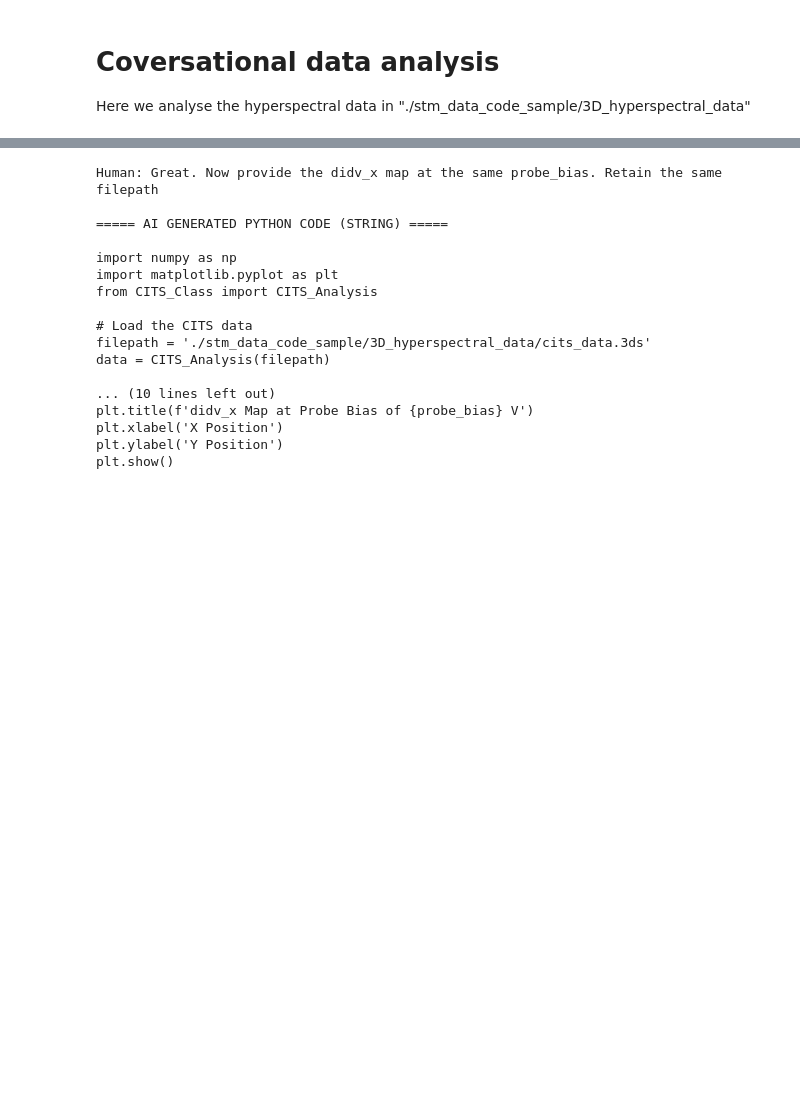
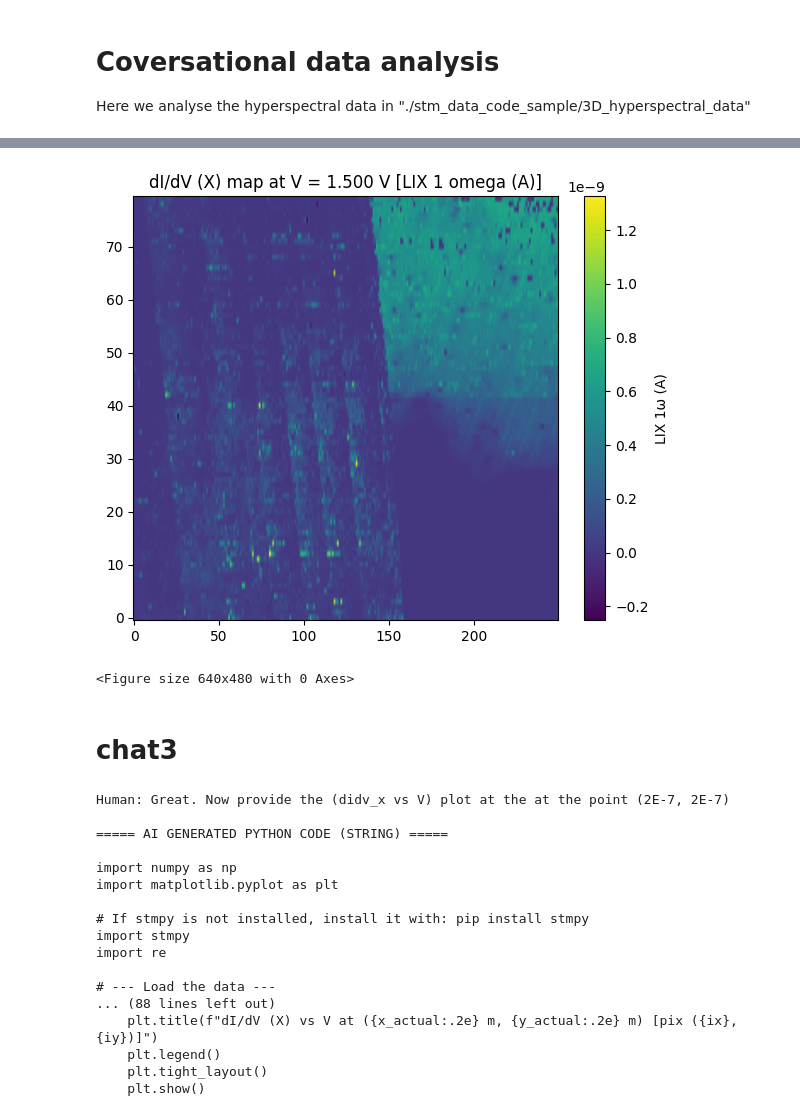
Before and after one commit to gnganesh99/RAG-for-SPM-data-analysis, a Jupyter notebook: conversational_RAG.ipynb, the cells around one changed output, grey strips where cells are left out. Drawn from its saved outputs; the diff is of its cells as text; code cells hidden in the pictures; blank space fills up the shorter version.

```diff
--- a/conversational_RAG.ipynb
+++ b/conversational_RAG.ipynb
@@ -662,0 +792,4 @@ plt.show()
+# %%
+write_generated_code_to_file(answer2, "main_rag_test.py")
+execute_code_file("main_rag_test.py")
+# %% [output]
@@ -663,25 +799,31 @@ plt.show()
+[figure, added]
+<Figure size 640x480 with 0 Axes>
+# %% [markdown]
+# chat3
 # %%
-task3 = "Great. Now provide the didv_x map at the same probe_bias. Retain the same filepath"
+
+chat_history = get_chat_history(session_theme)
+task3 = "Great. Now provide the (didv_x vs V) plot at the at the point (2E-7, 2E-7)"
 answer3 = rag_chain.invoke({"input": task3, "chat_history":chat_history})['answer']
-insert_application_logs(session_id, task3, answer3, "gpt-4o-mini")
+insert_application_logs(session_theme, task3, answer3, model)
 print(f"Human: {task3}")
 print(f"\n===== AI GENERATED PYTHON CODE (STRING) =====\n\n{answer3}\n")
 # %% [output]
-Human: Great. Now provide the didv_x map at the same probe_bias. Retain the same filepath
+Human: Great. Now provide the (didv_x vs V) plot at the at the point (2E-7, 2E-7)
 
 ===== AI GENERATED PYTHON CODE (STRING) =====
 
 import numpy as np
 import matplotlib.pyplot as plt
-from CITS_Class import CITS_Analysis
 
-# Load the CITS data
-filepath = './stm_data_code_sample/3D_hyperspectral_data/cits_data.3ds'
-data = CITS_Analysis(filepath)
+# If stmpy is not installed, install it with: pip install stmpy
+import stmpy
+import re
 
-... (10 lines left out)
-plt.title(f'didv_x Map at Probe Bias of {probe_bias} V')
-plt.xlabel('X Position')
-plt.ylabel('Y Position')
-plt.show()
+# --- Load the data ---
+... (88 lines left out)
+    plt.title(f"dI/dV (X) vs V at ({x_actual:.2e} m, {y_actual:.2e} m) [pix ({ix},{iy})]")
+    plt.legend()
+    plt.tight_layout()
+    plt.show()
 # %% [markdown]
```
Also changed, not shown: parts of 23 cells of this notebook, 14 other files.
